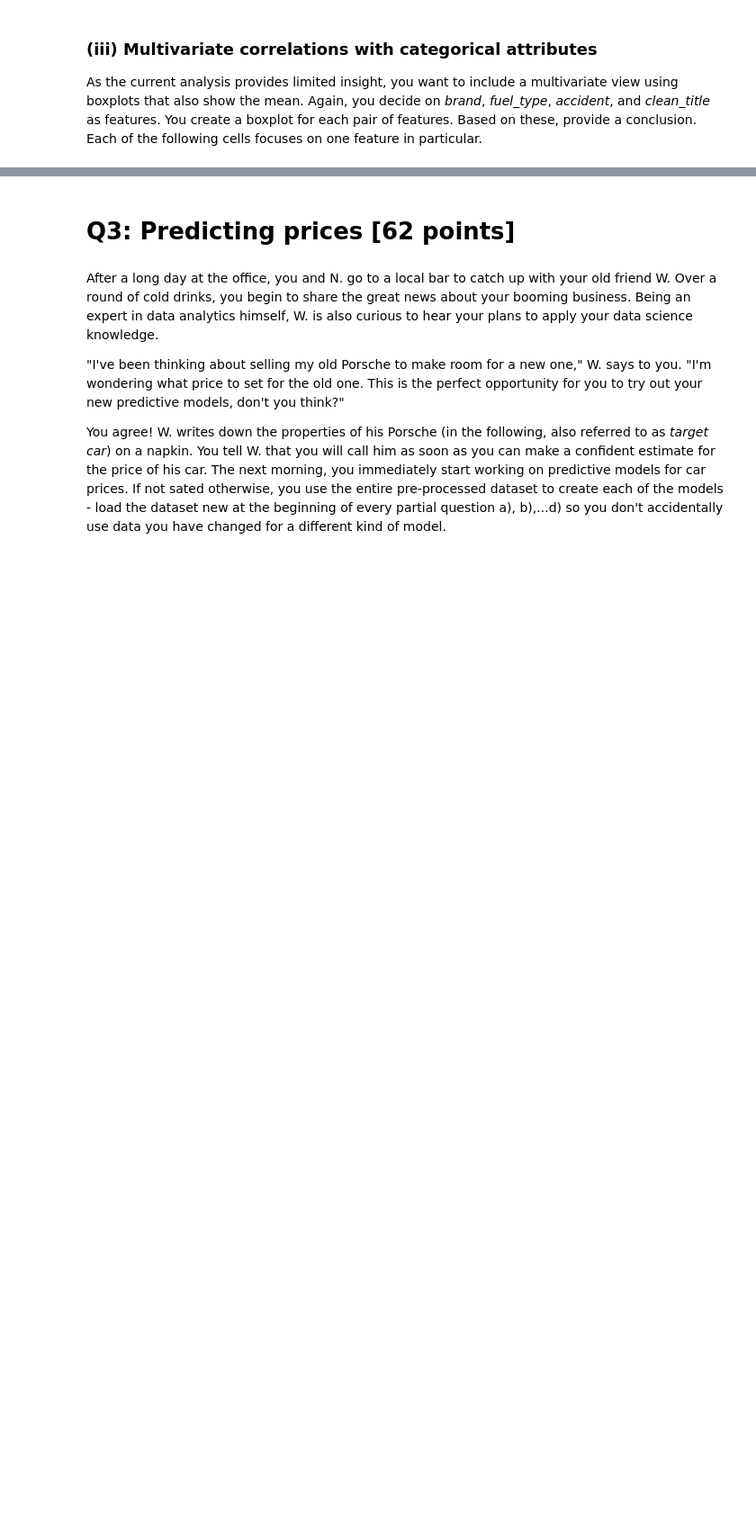
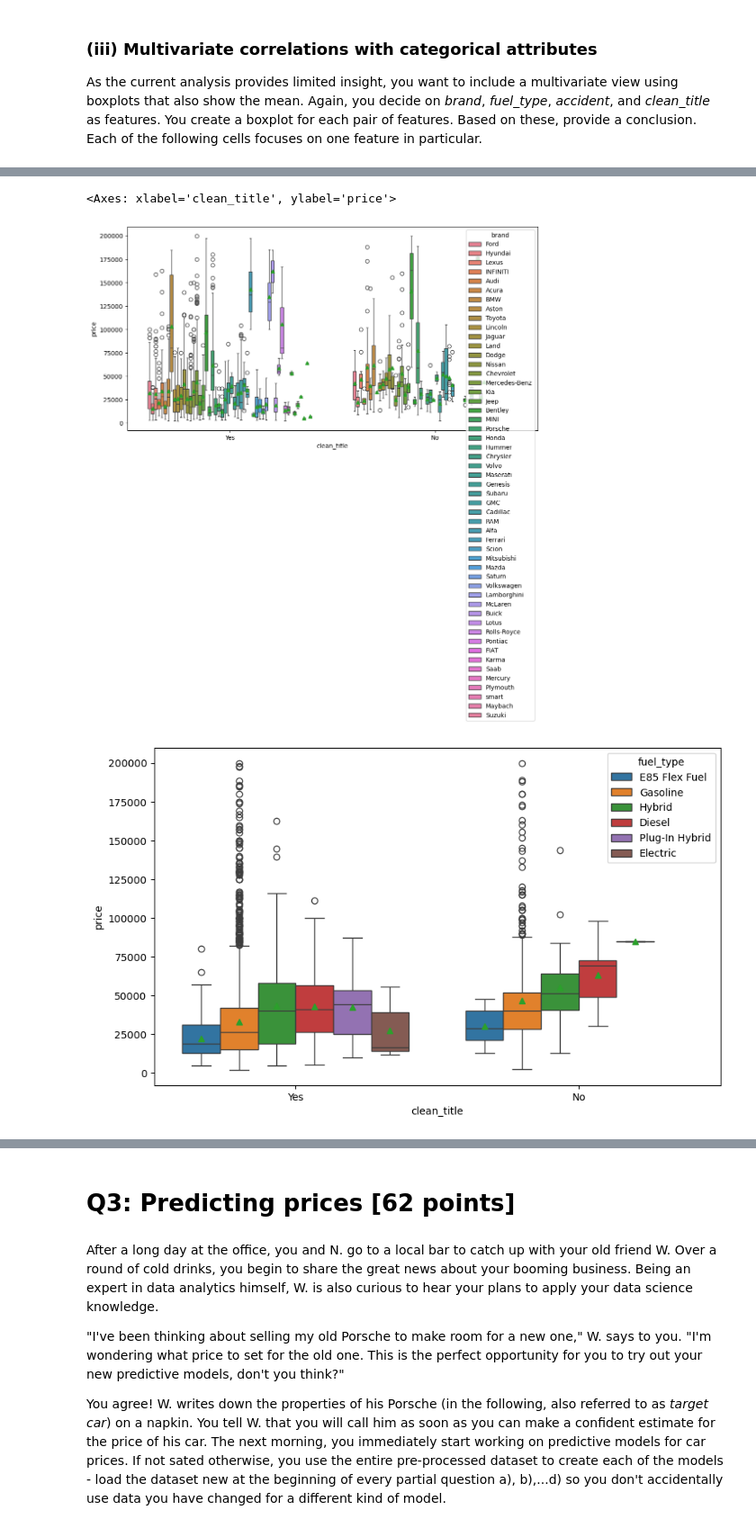
Before and after one commit to tianxj1996/IDS_ASS1, a Jupyter notebook: IDS_WS23_Assignment_part_1-student.ipynb, the cells around one changed output, grey strips where cells are left out. Shown at 90% size. Cells and saved outputs as stored; diff of their text form; code cells hidden in the pictures; blank space fills up the shorter version.

```diff
--- a/IDS_WS23_Assignment_part_1-student.ipynb
+++ b/IDS_WS23_Assignment_part_1-student.ipynb
@@ -504,0 +478,20 @@ Brand have the highest effect.
+# %%
+# Multivariate analysis for clean_title
+# Your code goes here
+# Boxplot for Clean Title and Brand vs. Price
+plt.figure(figsize=(12, 6))
+sns.boxplot(x='clean_title', y='price', hue='brand', data=df, showmeans=True)
+
+
+# Boxplot for Clean Title and Fuel Type vs. Price
+plt.figure(figsize=(10, 6))
+sns.boxplot(x='clean_title', y='price', hue='fuel_type', data=df, showmeans=True)
+
+
+# Boxplot for Clean Title and Accident History vs. Price
+plt.figure(figsize=(10, 6))
+sns.boxplot(x='clean_title', y='price', hue='accident', data=df, showmeans=True)
+# %% [output]
+<Axes: xlabel='clean_title', ylabel='price'>
+[figure, added]
+[figure, added]
```
Also changed, not shown: parts of 51 cells of this notebook.
